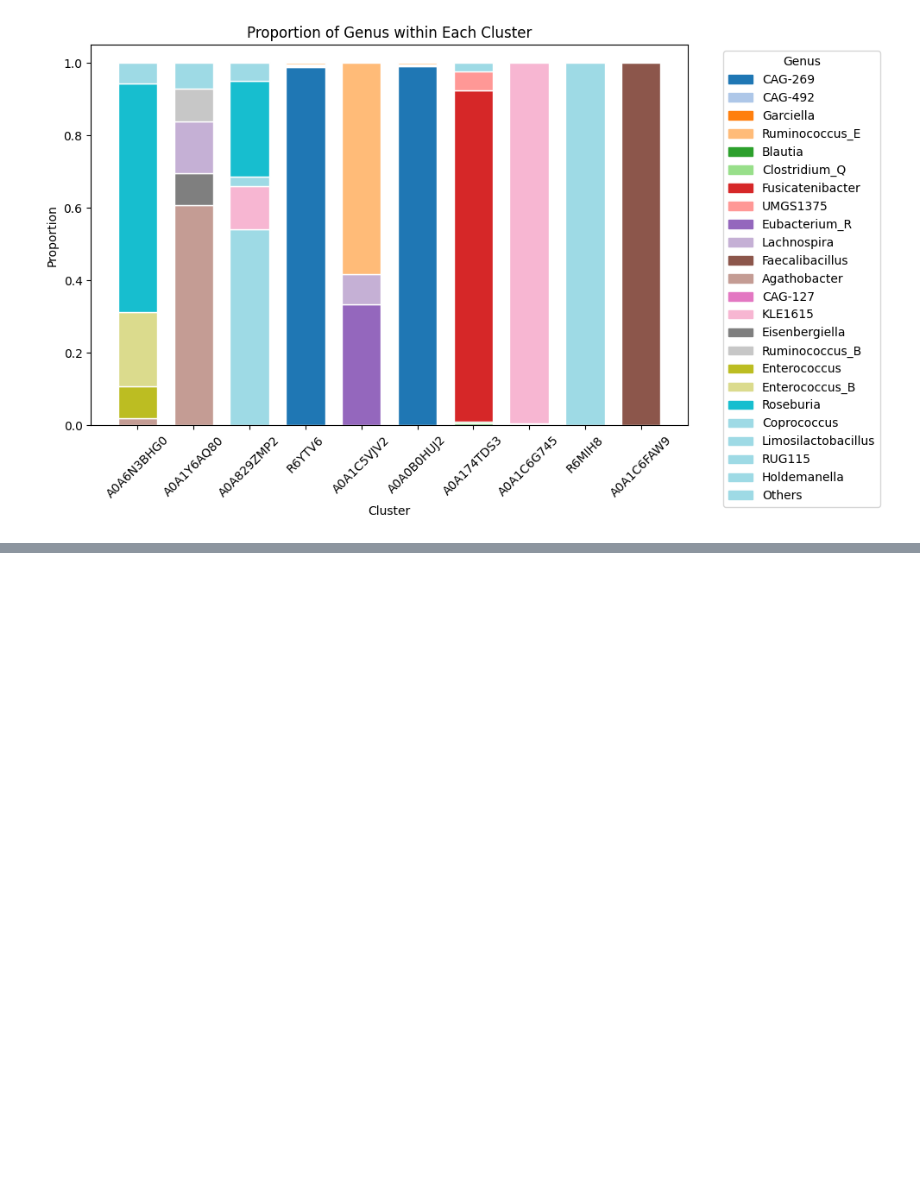
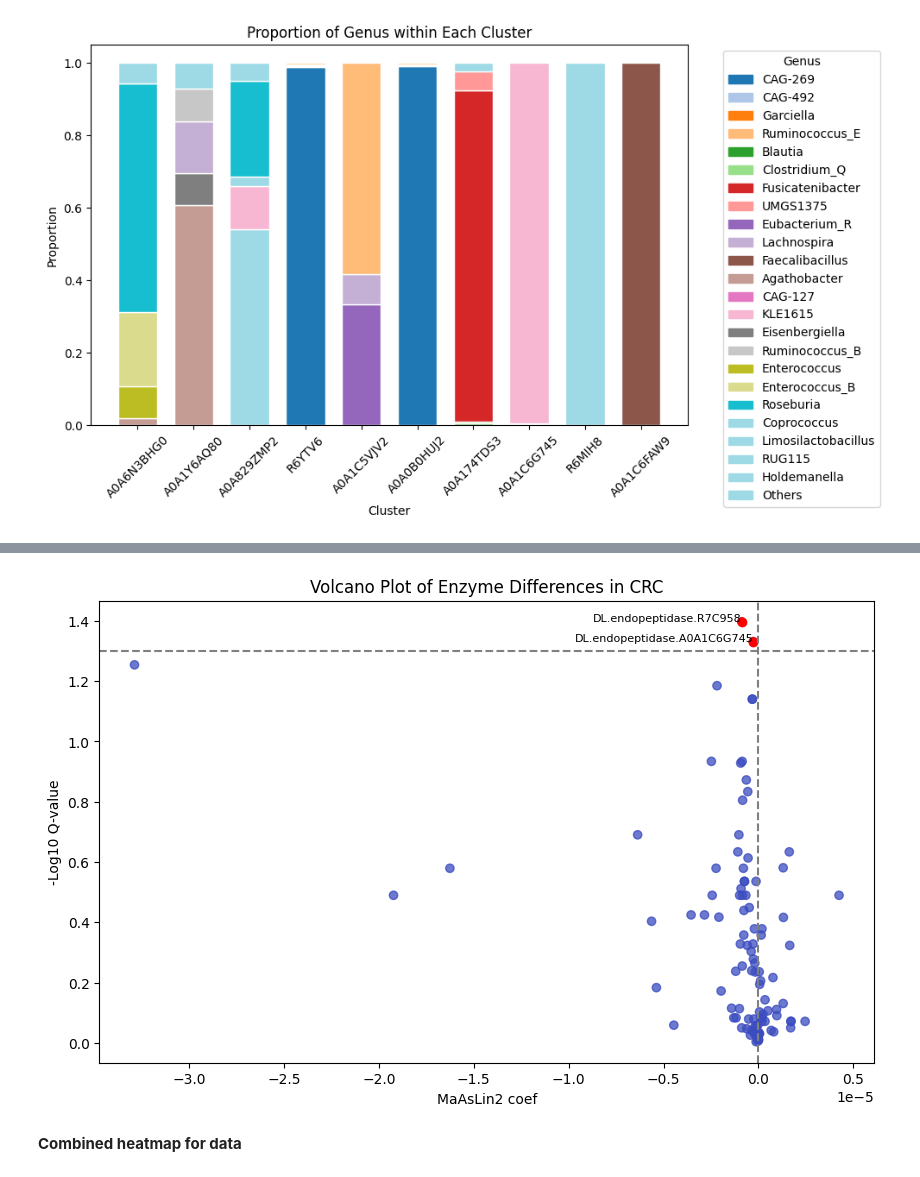
Before and after one commit to oliverdesa/Clustering_Metagenomics, a Jupyter notebook: src/clustering/figure_generation.ipynb, the cells around one changed output, grey strips where cells are left out. Cells and saved outputs as stored; diff of their text form; code cells hidden in the pictures; blank space fills up the shorter version.

```diff
--- a/src/clustering/figure_generation.ipynb
+++ b/src/clustering/figure_generation.ipynb
@@ -463,0 +466,4 @@ plot_taxonomic_rank_proportions(adjusted_genus_totals, 'Genus', clusters)
+# %%
+data = pd.read_csv('subset_data.csv')
+
+print(data.head())
@@ -463,0 +484,4 @@ plot_taxonomic_rank_proportions(adjusted_genus_totals, 'Genus', clusters)
+# %%
+data['neg_log10_p_value'] = -np.log10(data['qval'])
+
+print(data.head())
@@ -463,0 +502,31 @@ plot_taxonomic_rank_proportions(adjusted_genus_totals, 'Genus', clusters)
+# %%
+# Plot settings
+plt.figure(figsize=(10, 6))
+significance_threshold = 0.05  # p-value threshold for significance
+
+# Plotting all points
+plt.scatter(data['coef'], data['neg_log10_p_value'],
+            c=(data['qval'] < significance_threshold), cmap='coolwarm', alpha=0.75)
+
+# Highlight significant points
+significant = data[data['qval'] < significance_threshold]
+plt.scatter(significant['coef'], significant['neg_log10_p_value'], color='red')
+
+# Adding labels to significant points
+for i, row in significant.iterrows():
+    plt.text(row['coef'], row['neg_log10_p_value'], row['feature'], fontsize=8, ha='right')
+
+# Adding labels, title, and custom lines
+plt.title('Volcano Plot of Enzyme Differences in CRC')
+plt.xlabel('MaAsLin2 coef')
+plt.ylabel('-Log10 Q-value')
+
+plt.axhline(-np.log10(significance_threshold), color='gray', linestyle='--')
+plt.axvline(0, color='gray', linestyle='--')
+
+# Show the plot
+plt.show()
+# %% [output]
+[figure, added]
+# %% [markdown]
+**Combined heatmap for data**
```
Also changed, not shown: parts of 9 cells of this notebook, 3 other files.
